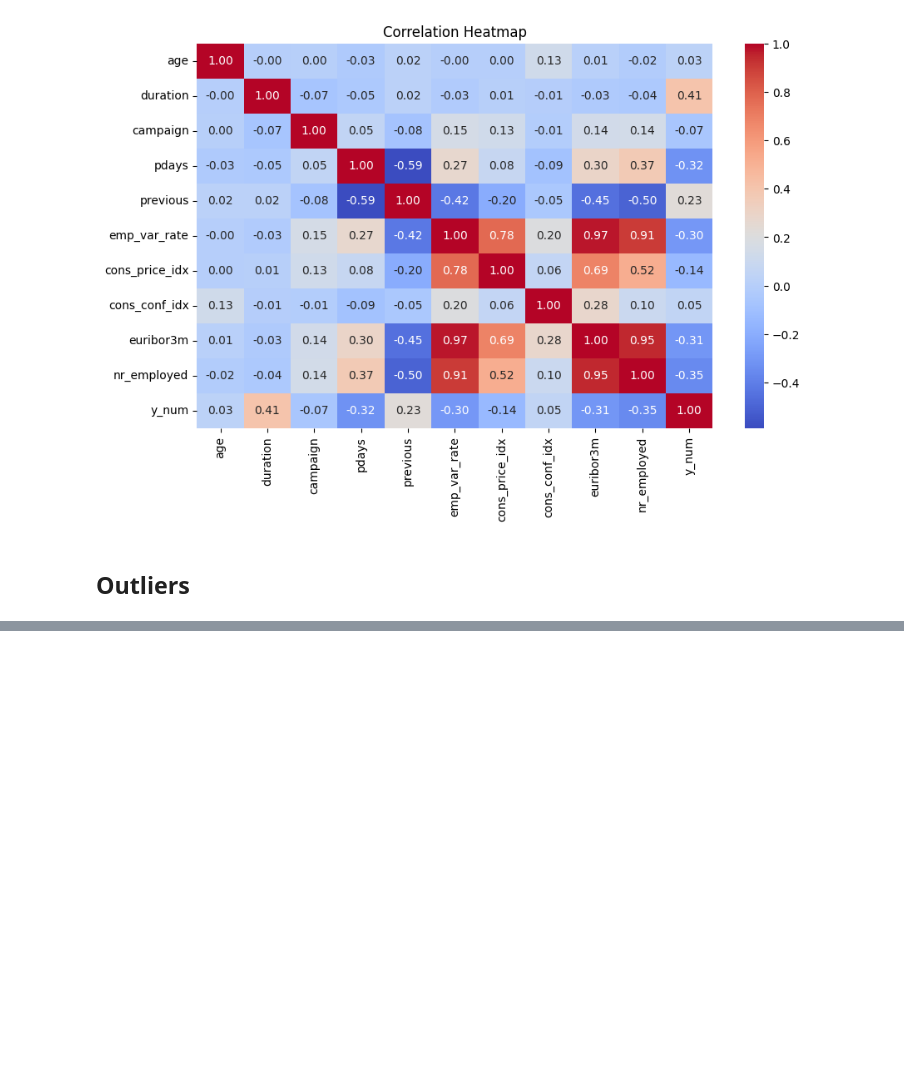
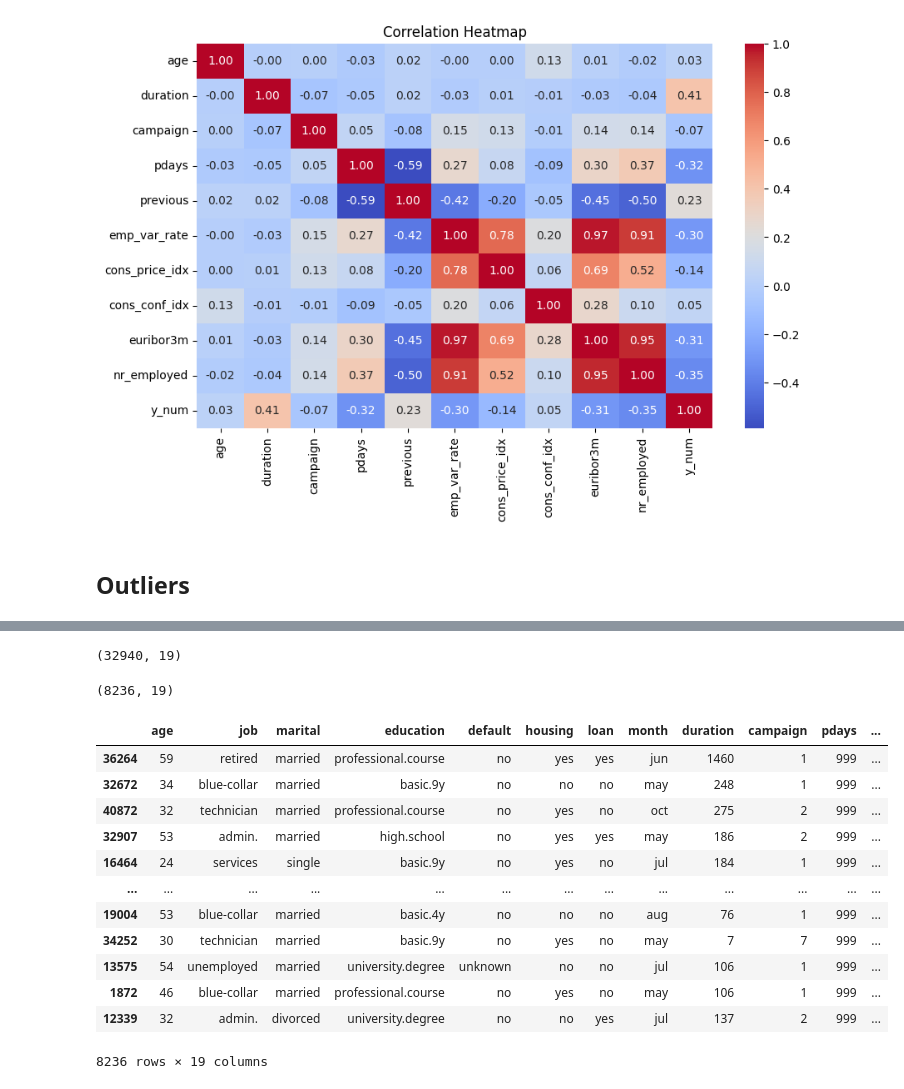
Before and after one commit to msalaverri/logistic-regression-msalaverri, a Jupyter notebook: src/explore.ipynb, the cells around one changed output, grey strips where cells are left out. Saved outputs shown, nothing was run; the diff lists cells and outputs as text; code cells hidden in the pictures; blank space fills up the shorter version.

```diff
--- a/src/explore.ipynb
+++ b/src/explore.ipynb
@@ -322,0 +329,8 @@ df.describe()
+# %%
+# Split sample to Train & Test
+X = df.drop(["y", "contact", "day_of_week"], axis = 1)
+y = df["y"]
+
+X_train, X_test, y_train, y_test = train_test_split(X, y, test_size = 0.2, random_state = 42)
+
+X_train.head()
@@ -322,0 +344,24 @@ df.describe()
+# %%
+X_train.shape
+# %% [output]
+(32940, 19)
+# %%
+X_test.shape
+# %% [output]
+(8236, 19)
+# %%
+X_test
+# %% [output]
+|  | age | job | marital | education | default | housing | loan | month | duration | campaign | pdays | ... |
+| 36264 | 59 | retired | married | professional.course | no | yes | yes | jun | 1460 | 1 | 999 | ... |
+| 32672 | 34 | blue-collar | married | basic.9y | no | no | no | may | 248 | 1 | 999 | ... |
+| 40872 | 32 | technician | married | professional.course | no | yes | no | oct | 275 | 2 | 999 | ... |
+| 32907 | 53 | admin. | married | high.school | no | yes | yes | may | 186 | 2 | 999 | ... |
+| 16464 | 24 | services | single | basic.9y | no | yes | no | jul | 184 | 1 | 999 | ... |
+| ... | ... | ... | ... | ... | ... | ... | ... | ... | ... | ... | ... | ... |
+| 19004 | 53 | blue-collar | married | basic.4y | no | no | no | aug | 76 | 1 | 999 | ... |
+| 34252 | 30 | technician | married | basic.9y | no | yes | no | may | 7 | 7 | 999 | ... |
+| 13575 | 54 | unemployed | married | university.degree | unknown | no | no | jul | 106 | 1 | 999 | ... |
+| 1872 | 46 | blue-collar | married | professional.course | no | yes | no | may | 106 | 1 | 999 | ... |
+| 12339 | 32 | admin. | divorced | university.degree | no | no | yes | jul | 137 | 2 | 999 | ... |
+8236 rows × 19 columns
```
Also changed, not shown: parts of 39 cells of this notebook, 4 other files.
